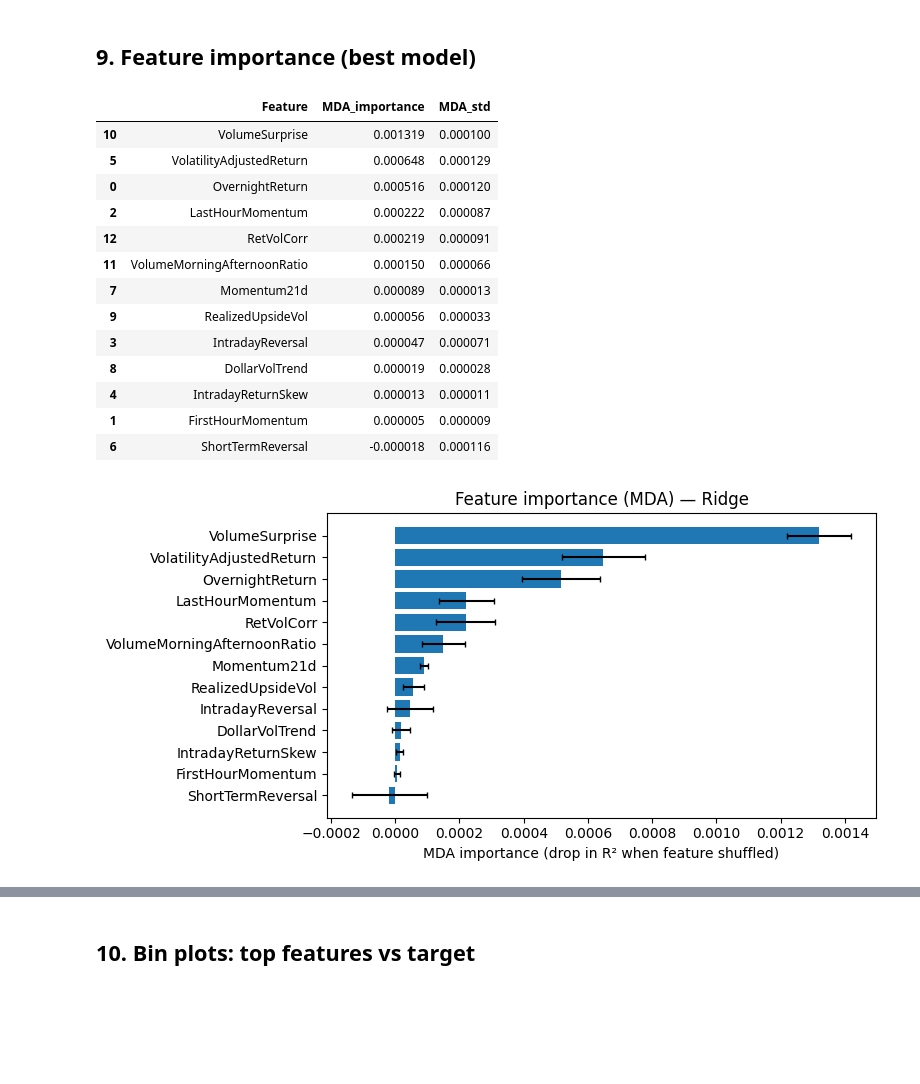
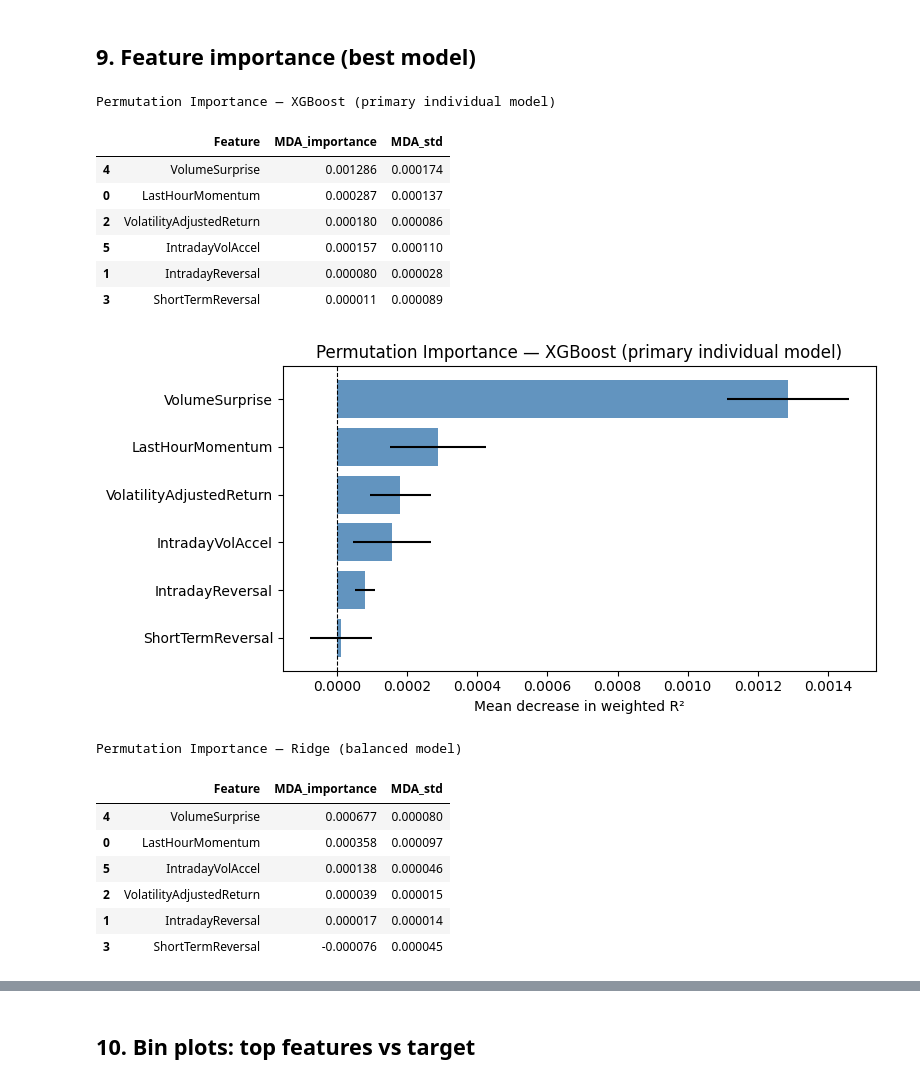
Before and after one commit to liny-r/MTH9899-Project, a Jupyter notebook: run.ipynb, the cells around one changed output, grey strips where cells are left out. Saved outputs shown, nothing was run; the diff lists cells and outputs as text; code cells hidden in the pictures; blank space fills up the shorter version.

```diff
--- a/run.ipynb
+++ b/run.ipynb
@@ -341,38 +742,50 @@ plt.show()
 # %%
 from sklearn.inspection import permutation_importance
 
-perm = permutation_importance(
-    best_model, X_val, y_val, n_repeats=8, random_state=42,
-    sample_weight=w_val, scoring='r2', n_jobs=-1,
-)
-imp_mda = pd.DataFrame({
-    'Feature': feature_cols,
-    'MDA_importance': perm.importances_mean,
-    'MDA_std': perm.importances_std,
-}).sort_values('MDA_importance', ascending=False)
+def _run_perm(model, X, y, w, feat_names, title):
+    perm = permutation_importance(
+        model, X, y, n_repeats=8, random_state=42,
+        sample_weight=w, scoring='r2', n_jobs=-1,
+    )
+    imp = pd.DataFrame({
+        'Feature':        feat_names,
+        'MDA_importance': perm.importances_mean,
+        'MDA_std':        perm.importances_std,
+    }).sort_values('MDA_importance', ascending=False)
+    print(f'\n{title}')
+    display(imp)
+    fig, ax = plt.subplots(figsize=(8, 4))
+    ax.barh(imp['Feature'][::-1], imp['MDA_importance'][::-1], xerr=imp['MDA_std'][::-1],
+            color='steelblue', alpha=0.85)
+    ax.axvline(0, color='black', lw=0.8, ls='--')
+    ax.set_xlabel('Mean decrease in weighted R²')
+    ax.set_title(title)
+    plt.tight_layout(); plt.show()
+    return imp
 
-display(imp_mda)
+# Primary model: use best individual model for permutation importance
+# (ensemble is not directly compatible with sklearn's permutation_importance)
+_primary_sklearn = models[best_name]   # best individual (e.g. XGBoost)
+imp_mda = _run_perm(_primary_sklearn, X_val, y_val, w_val, feature_cols,
+                    f'Permutation Importance — {best_name} (primary individual model)')
 
-fig, ax = plt.subplots(figsize=(8, 4))
-ax.barh(imp_mda['Feature'][::-1], imp_mda['MDA_importance'][::-1],
-        xerr=imp_mda['MDA_std'][::-1], capsize=2)
-ax.set_xlabel('MDA importance (drop in R² when feature shuffled)')
-ax.set_title(f'Feature importance (MDA) — {best_name}')
-plt.tight_layout()
-plt.show()
+imp_mda_bal = _run_perm(balanced_model, X_val, y_val, w_val, feature_cols,
+                        f'Permutation Importance — {balanced_name} (balanced model)')
 # %% [output]
+Permutation Importance — XGBoost (primary individual model)
 |  | Feature | MDA_importance | MDA_std |
-| 10 | VolumeSurprise | 0.001319 | 0.000100 |
-| 5 | VolatilityAdjustedReturn | 0.000648 | 0.000129 |
-| 0 | OvernightReturn | 0.000516 | 0.000120 |
-| 2 | LastHourMomentum | 0.000222 | 0.000087 |
-| 12 | RetVolCorr | 0.000219 | 0.000091 |
-| 11 | VolumeMorningAfternoonRatio | 0.000150 | 0.000066 |
-| 7 | Momentum21d | 0.000089 | 0.000013 |
-| 9 | RealizedUpsideVol | 0.000056 | 0.000033 |
-| 3 | IntradayReversal | 0.000047 | 0.000071 |
-| 8 | DollarVolTrend | 0.000019 | 0.000028 |
-| 4 | IntradayReturnSkew | 0.000013 | 0.000011 |
-| 1 | FirstHourMomentum | 0.000005 | 0.000009 |
-| 6 | ShortTermReversal | -0.000018 | 0.000116 |
+| 4 | VolumeSurprise | 0.001286 | 0.000174 |
+| 0 | LastHourMomentum | 0.000287 | 0.000137 |
+| 2 | VolatilityAdjustedReturn | 0.000180 | 0.000086 |
+| 5 | IntradayVolAccel | 0.000157 | 0.000110 |
+| 1 | IntradayReversal | 0.000080 | 0.000028 |
+| 3 | ShortTermReversal | 0.000011 | 0.000089 |
-[figure, old version]
+[figure, new version]
+Permutation Importance — Ridge (balanced model)
+|  | Feature | MDA_importance | MDA_std |
+| 4 | VolumeSurprise | 0.000677 | 0.000080 |
+| 0 | LastHourMomentum | 0.000358 | 0.000097 |
+| 5 | IntradayVolAccel | 0.000138 | 0.000046 |
+| 2 | VolatilityAdjustedReturn | 0.000039 | 0.000015 |
+| 1 | IntradayReversal | 0.000017 | 0.000014 |
+| 3 | ShortTermReversal | -0.000076 | 0.000045 |
```
Also changed, not shown: parts of 46 cells of this notebook, 11 other files.
